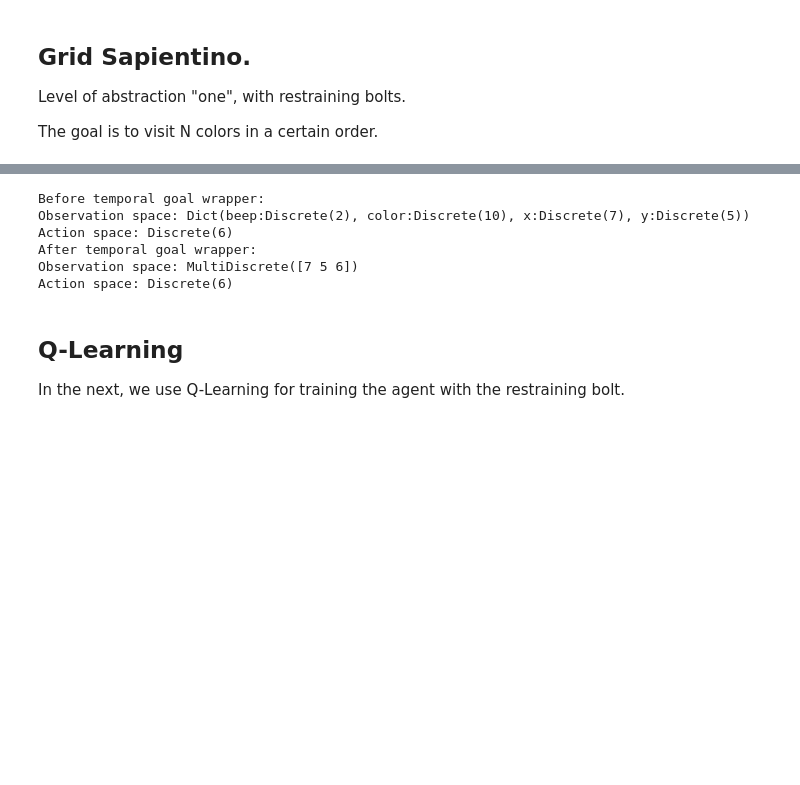
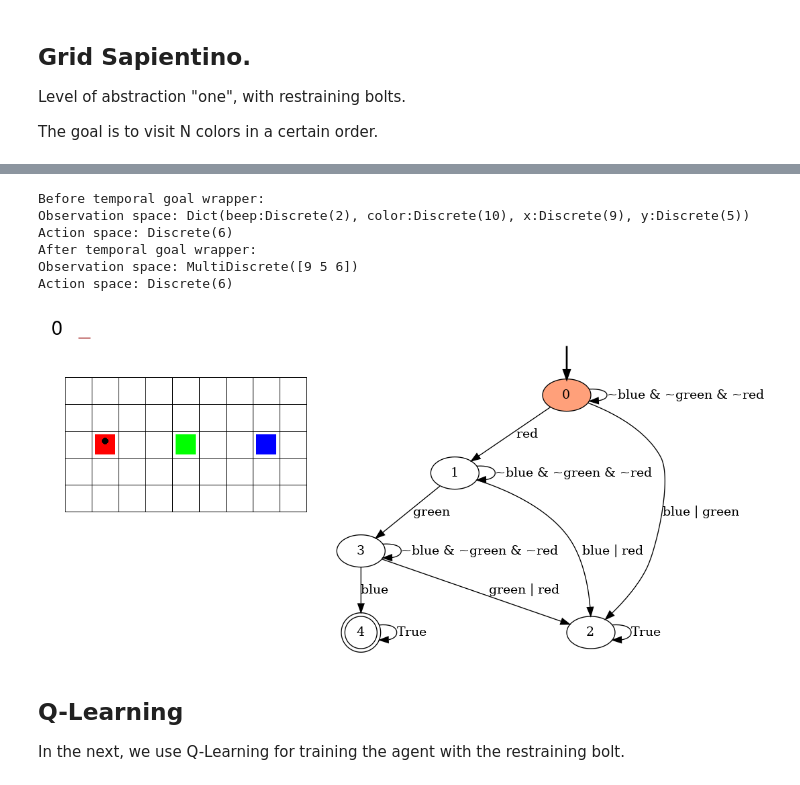
Before and after one commit to cipollone/multinav2, a Jupyter notebook: notebooks/02_grid_sapientino.ipynb, the cells around one changed output, grey strips where cells are left out. Saved outputs shown, nothing was run; the diff lists cells and outputs as text; code cells hidden in the pictures; blank space fills up the shorter version.

```diff
--- a/notebooks/02_grid_sapientino.ipynb
+++ b/notebooks/02_grid_sapientino.ipynb
@@ -33,26 +30,32 @@ Hello from the pygame community. https://www.pygame.org/contribute.html
 # %%
 nb_colors = 3
+temp_file = Path(tempfile.mktemp(suffix=".txt"))
+generate_grid(nb_colors, temp_file)
 configuration = SapientinoConfiguration(
+    path_to_map=temp_file,
     reward_per_step=-0.01,
     reward_outside_grid=0.0,
     reward_duplicate_beep=0.0,
 )
 env = SingleAgentWrapper(SapientinoDictSpace(configuration))
 tg = GridSapientinoRB(nb_colors).make_sapientino_goal()
 print("Before temporal goal wrapper:")
 print(f"Observation space: {env.observation_space}")
 print(f"Action space: {env.action_space}")
 env = RobotFeatures(MyTemporalGoalWrapper(env, [tg]))
 print("After temporal goal wrapper:")
 print(f"Observation space: {env.observation_space}")
 print(f"Action space: {env.action_space}")
+
+display_img_array(env.render(mode="rgb_array"))
 # %% [output]
 Before temporal goal wrapper:
-Observation space: Dict(beep:Discrete(2), color:Discrete(10), x:Discrete(7), y:Discrete(5))
+Observation space: Dict(beep:Discrete(2), color:Discrete(10), x:Discrete(9), y:Discrete(5))
 Action space: Discrete(6)
 After temporal goal wrapper:
-Observation space: MultiDiscrete([7 5 6])
+Observation space: MultiDiscrete([9 5 6])
 Action space: Discrete(6)
+[figure, added]
 # %% [markdown]
 ## Q-Learning
 
```
Also changed, not shown: parts of 4 cells of this notebook.
